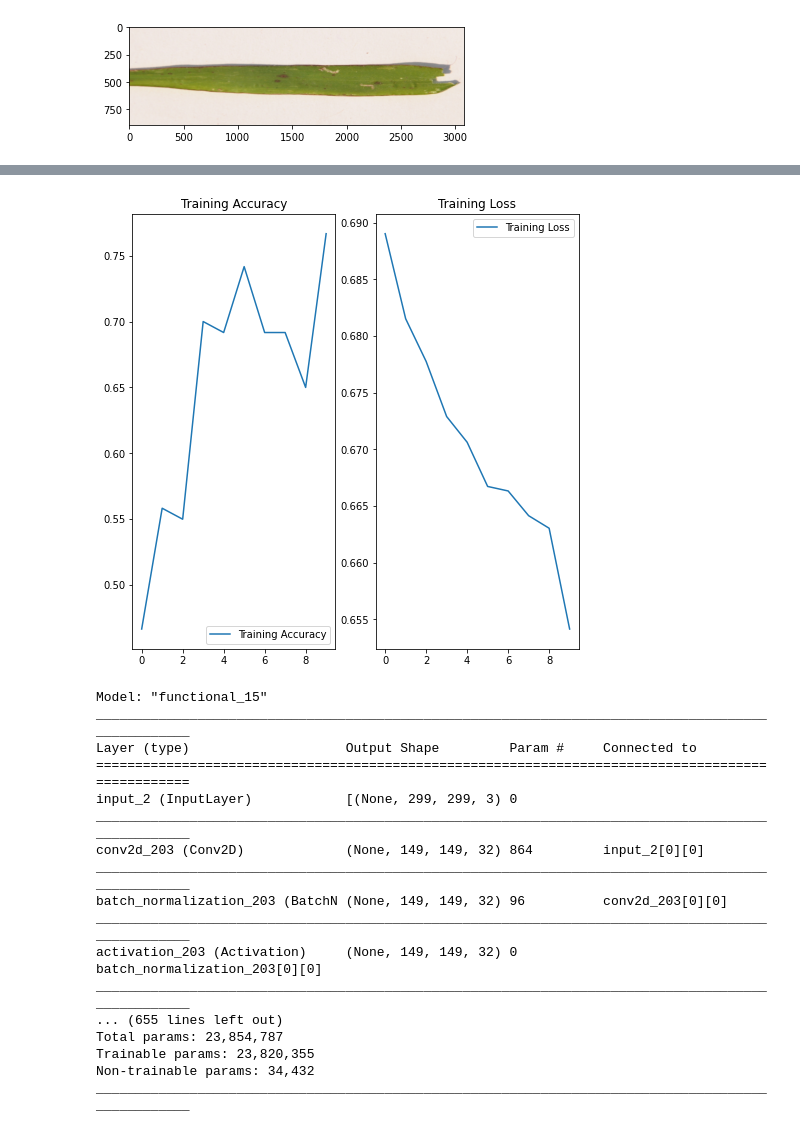
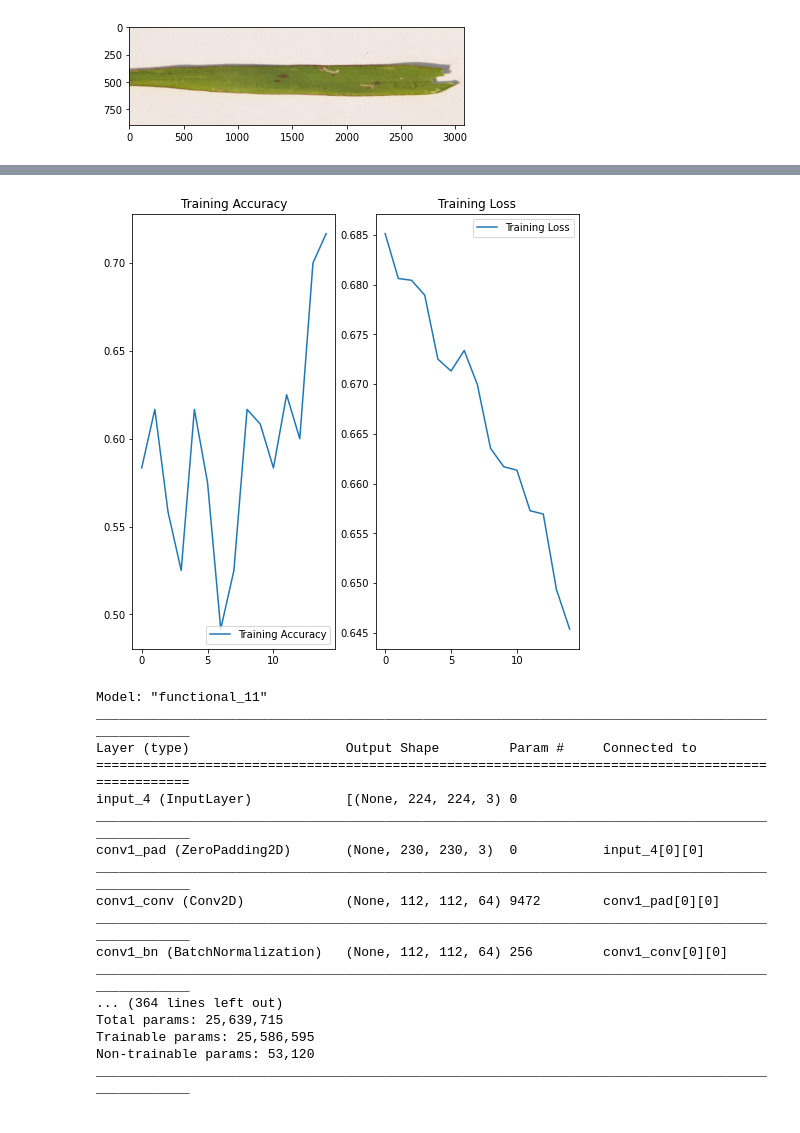
Before and after one commit to igkishore/paddy_disease_detection_python, a Jupyter notebook: Paddy_disease.ipynb, the cells around one changed output, grey strips where cells are left out. Cells and saved outputs as stored; diff of their text form; code cells hidden in the pictures.

```diff
--- a/Paddy_disease.ipynb
+++ b/Paddy_disease.ipynb
@@ -548,4 +672,4 @@ plt.savefig('Activations2.png')
 <Figure size 432x288 with 0 Axes>
 # %%
 # Pre trained model
-inception_V3_pre_trained = InceptionV3(include_top=True, weights='imagenet')
+resnet_50_pre_trained = ResNet50(include_top=True, weights='imagenet')
@@ -555,17 +676,17 @@ Downloading data from https://storage.googleapis.com/tensorflow/keras-applicatio
 # %%
-for layer in inception_V3_pre_trained.layers:
+for layer in resnet_50_pre_trained.layers:
     layer.trainable = True
 
-predictions = Dense(3, activation='sigmoid')(inception_V3_pre_trained.output)
-inception_V3 = Model(inputs=inception_V3_pre_trained.input, outputs=predictions)
+predictions = Dense(3, activation='sigmoid')(resnet_50_pre_trained.output)
+resnet_50 = Model(inputs=resnet_50_pre_trained.input, outputs=predictions)
 # %%
-inception_V3.compile(
+resnet_50.compile(
   optimizer='adam',
   loss='binary_crossentropy',
   metrics=['accuracy'])
 
-EPOCHS = 10
-history_inception_V3 = inception_V3.fit(
+EPOCHS = 15
+history_resnet_50 = resnet_50.fit(
     train_data_gen,
     epochs=EPOCHS
 )
@@ -593,23 +711,23 @@ Epoch 10/10
 # %%
-acc = history_inception_V3.history['accuracy']
+acc = history_resnet_50.history['accuracy']
 
-loss = history_inception_V3.history['loss']
+loss = history_resnet_50.history['loss']
 
 epochs_range = range(EPOCHS)
 
 plt.figure(figsize=(8, 8))
 plt.subplot(1, 2, 1)
 plt.plot(epochs_range, acc, label='Training Accuracy')
 plt.legend(loc='lower right')
 plt.title('Training Accuracy')
 
 plt.subplot(1, 2, 2)
 plt.plot(epochs_range, loss, label='Training Loss')
 plt.legend(loc='upper right')
 plt.title('Training Loss')
 plt.show()
 # %% [output]
-[figure, old version]
+[figure, new version]
 # %%
 # # saving the model
 
@@ -628,24 +746,24 @@ plt.show()
 # %%
 result_inception_V3 = {}
 # %%
-inception_V3.summary()
+resnet_50.summary()
 # %% [output]
-Model: "functional_15"
+Model: "functional_11"
 __________________________________________________________________________________________________
 Layer (type)                    Output Shape         Param #     Connected to
 ==================================================================================================
-input_2 (InputLayer)            [(None, 299, 299, 3) 0
+input_4 (InputLayer)            [(None, 224, 224, 3) 0
 __________________________________________________________________________________________________
-conv2d_203 (Conv2D)             (None, 149, 149, 32) 864         input_2[0][0]
+conv1_pad (ZeroPadding2D)       (None, 230, 230, 3)  0           input_4[0][0]
 __________________________________________________________________________________________________
-batch_normalization_203 (BatchN (None, 149, 149, 32) 96          conv2d_203[0][0]
+conv1_conv (Conv2D)             (None, 112, 112, 64) 9472        conv1_pad[0][0]
 __________________________________________________________________________________________________
-activation_203 (Activation)     (None, 149, 149, 32) 0           batch_normalization_203[0][0]
+conv1_bn (BatchNormalization)   (None, 112, 112, 64) 256         conv1_conv[0][0]
 __________________________________________________________________________________________________
-... (655 lines left out)
-Total params: 23,854,787
-Trainable params: 23,820,355
-Non-trainable params: 34,432
+... (364 lines left out)
+Total params: 25,639,715
+Trainable params: 25,586,595
+Non-trainable params: 53,120
 __________________________________________________________________________________________________
 # %%
 os.chdir('/content')
```
Also changed, not shown: parts of 42 cells of this notebook.
